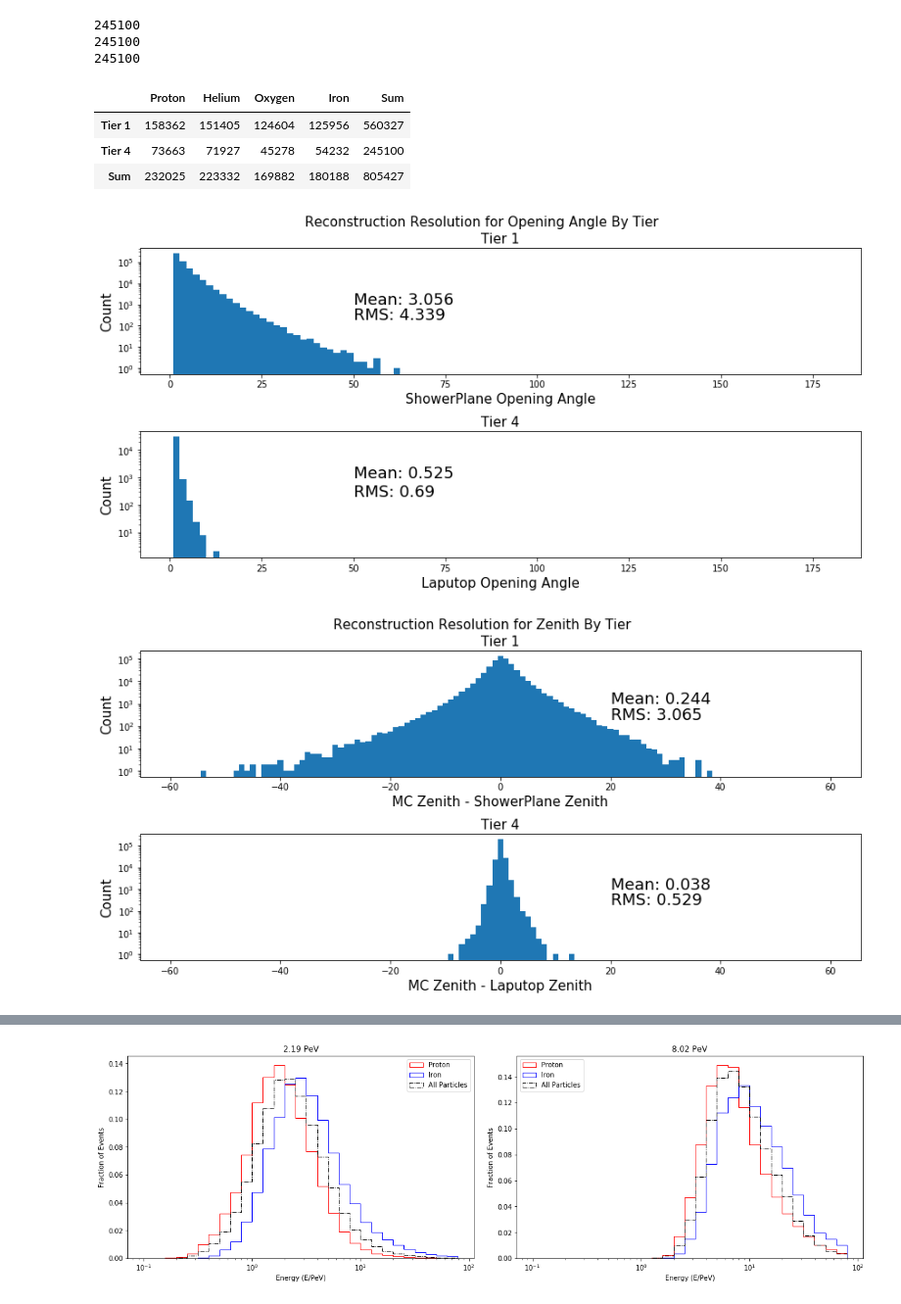
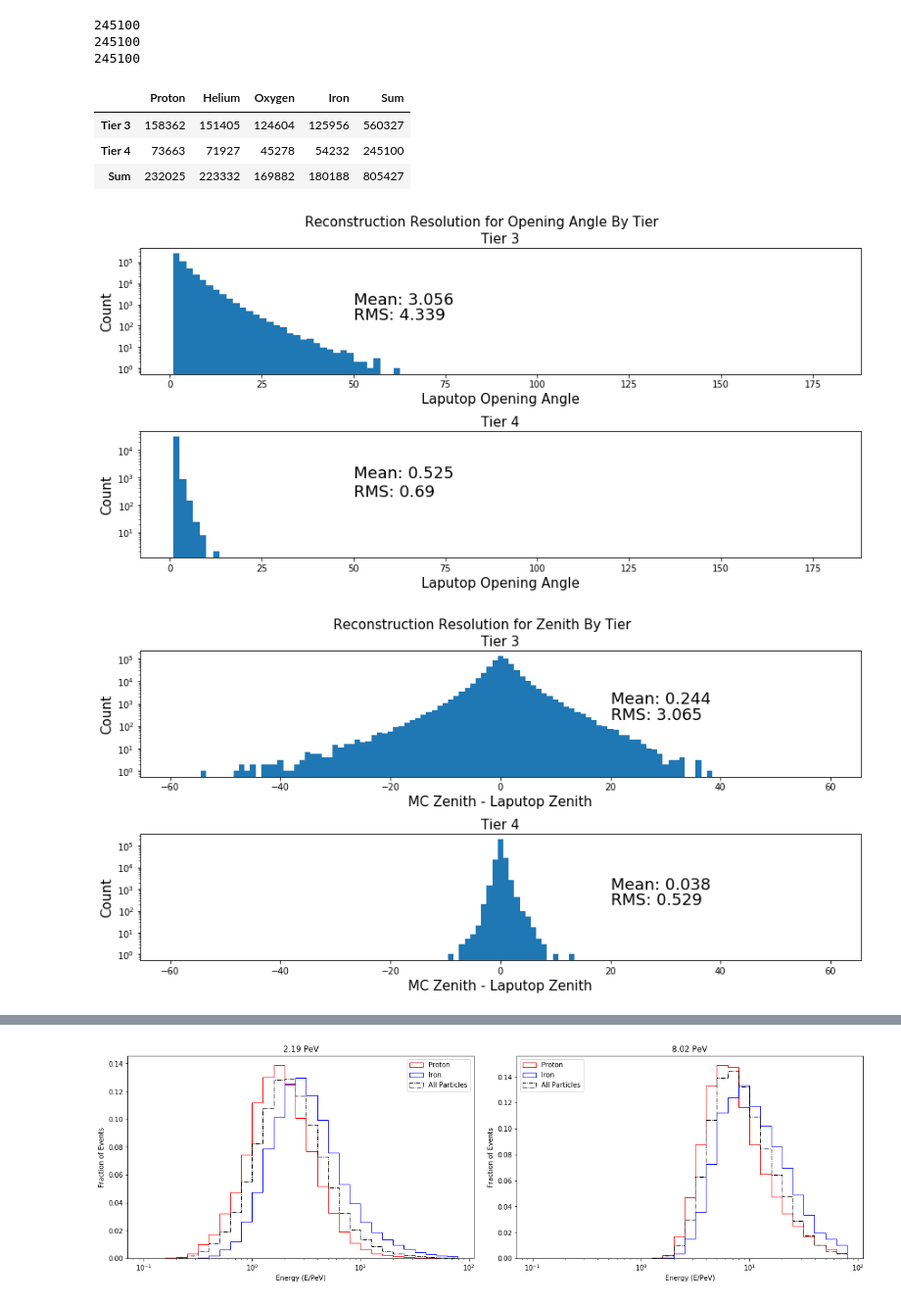
Before and after one commit to RajwolChapagain/Cosmic-Ray-Anisotropy-Analysis, a Jupyter notebook: 03_sim_study/002_loading_graphs.ipynb, the cells around one changed output, grey strips where cells are left out. Shown at 98% size. Saved outputs shown, nothing was run; the diff lists cells and outputs as text; code cells hidden in the pictures.

```diff
--- a/03_sim_study/002_loading_graphs.ipynb
+++ b/03_sim_study/002_loading_graphs.ipynb
@@ -10,7 +10,7 @@ from ang_res_funcs import *
 # %%
 # Set which directory we're pulling from
 
-DIRECT = 'arrays_2018'
+DIRECT = '/data/ana/CosmicRay/Anisotropy/IceTop/twelve_year/03_sim_study/IT81-2018'
 
 # We will load all the .npy arrays below. Refer to the naming conventions to
 # understand the np array names. ShowerPlane is used for Tier 1 and Laputop for
@@ -286,25 +296,25 @@ sp_w_fe_t4 = np.load(DIRECT +'/Iron-T4-ShowerPlane-Weights.npy')
 # Monte Carlo - All four particles
 
 # Zenith
-mc_zen_t1 = np.concatenate((mc_zen_p_t1, mc_zen_he_t1, mc_zen_o_t1, mc_zen_fe_t1), axis=None)
+mc_zen_t3 = np.concatenate((mc_zen_p_t3, mc_zen_he_t3, mc_zen_o_t3, mc_zen_fe_t3), axis=None)
 # mc_zen_t2 = np.concatenate((mc_zen_p_t2, mc_zen_he_t2, mc_zen_o_t2, mc_zen_fe_t2), axis=None)
 # mc_zen_t3 = np.concatenate((mc_zen_p_t3, mc_zen_he_t3, mc_zen_o_t3, mc_zen_fe_t3), axis=None)
 mc_zen_t4 = np.concatenate((mc_zen_p_t4, mc_zen_he_t4, mc_zen_o_t4, mc_zen_fe_t4), axis=None)
 
 # Azimuth
-mc_az_t1 = np.concatenate((mc_az_p_t1, mc_az_he_t1, mc_az_o_t1, mc_az_fe_t1), axis=None)
+mc_az_t3 = np.concatenate((mc_az_p_t3, mc_az_he_t3, mc_az_o_t3, mc_az_fe_t3), axis=None)
 # mc_az_t2 = np.concatenate((mc_az_p_t2, mc_az_he_t2, mc_az_o_t2, mc_az_fe_t2), axis=None)
 # mc_az_t3 = np.concatenate((mc_az_p_t3, mc_az_he_t3, mc_az_o_t3, mc_az_fe_t3), axis=None)
 mc_az_t4 = np.concatenate((mc_az_p_t4, mc_az_he_t4, mc_az_o_t4, mc_az_fe_t4), axis=None)
 
 # Energy
-mc_en_t1 = np.concatenate((mc_en_p_t1, mc_en_he_t1, mc_en_o_t1, mc_en_fe_t1), axis=None)
+mc_en_t3 = np.concatenate((mc_en_p_t3, mc_en_he_t3, mc_en_o_t3, mc_en_fe_t3), axis=None)
 # mc_en_t2 = np.concatenate((mc_en_p_t2, mc_en_he_t2, mc_en_o_t2, mc_en_fe_t2), axis=None)
 # mc_en_t3 = np.concatenate((mc_en_p_t3, mc_en_he_t3, mc_en_o_t3, mc_en_fe_t3), axis=None)
 mc_en_t4 = np.concatenate((mc_en_p_t4, mc_en_he_t4, mc_en_o_t4, mc_en_fe_t4), axis=None)
 
 # Weights
-mc_w_t1 = np.concatenate((mc_w_p_t1, mc_w_he_t1, mc_w_o_t1, mc_w_fe_t1), axis=None)
+mc_w_t3 = np.concatenate((mc_w_p_t3, mc_w_he_t3, mc_w_o_t3, mc_w_fe_t3), axis=None)
 # mc_w_t2 = np.concatenate((mc_w_p_t2, mc_w_he_t2, mc_w_o_t2, mc_w_fe_t2), axis=None)
 # mc_w_t3 = np.concatenate((mc_w_p_t3, mc_w_he_t3, mc_w_o_t3, mc_w_fe_t3), axis=None)
 mc_w_t4 = np.concatenate((mc_w_p_t4, mc_w_he_t4, mc_w_o_t4, mc_w_fe_t4), axis=None)
@@ -314,38 +324,38 @@ mc_w_t4 = np.concatenate((mc_w_p_t4, mc_w_he_t4, mc_w_o_t4, mc_w_fe_t4), axis=No
 # Laputop
 
 # Zenith
-#lap_zen_t1 = np.concatenate((lap_zen_p_t1, lap_zen_he_t1, lap_zen_o_t1, lap_zen_fe_t1), axis=None)
+# lap_zen_t1 = np.concatenate((lap_zen_p_t1, lap_zen_he_t1, lap_zen_o_t1, lap_zen_fe_t1), axis=None)
 # lap_zen_t2 = np.concatenate((lap_zen_p_t2, lap_zen_he_t2, lap_zen_o_t2, lap_zen_fe_t2), axis=None)
-# lap_zen_t3 = np.concatenate((lap_zen_p_t3, lap_zen_he_t3, lap_zen_o_t3, lap_zen_fe_t3), axis=None)
+lap_zen_t3 = np.concatenate((lap_zen_p_t3, lap_zen_he_t3, lap_zen_o_t3, lap_zen_fe_t3), axis=None)
 lap_zen_t4 = np.concatenate((lap_zen_p_t4, lap_zen_he_t4, lap_zen_o_t4, lap_zen_fe_t4), axis=None)
 
 # Azimuth
 # lap_az_t2 = np.concatenate((lap_az_p_t2, lap_az_he_t2, lap_az_o_t2, lap_az_fe_t2), axis=None)
-# lap_az_t3 = np.concatenate((lap_az_p_t3, lap_az_he_t3, lap_az_o_t3, lap_az_fe_t3), axis=None)
+lap_az_t3 = np.concatenate((lap_az_p_t3, lap_az_he_t3, lap_az_o_t3, lap_az_fe_t3), axis=None)
 lap_az_t4 = np.concatenate((lap_az_p_t4, lap_az_he_t4, lap_az_o_t4, lap_az_fe_t4), axis=None)
 
 # Shower Plane - used for tier 1 only
-sp_zen_t1 = np.concatenate((sp_zen_p_t1, sp_zen_he_t1, sp_zen_o_t1, sp_zen_fe_t1), axis=None)
-sp_az_t1 = np.concatenate((sp_az_p_t1, sp_az_he_t1, sp_az_o_t1, sp_az_fe_t1), axis=None)
+# sp_zen_t1 = np.concatenate((sp_zen_p_t1, sp_zen_he_t1, sp_zen_o_t1, sp_zen_fe_t1), axis=None)
+# sp_az_t1 = np.concatenate((sp_az_p_t1, sp_az_he_t1, sp_az_o_t1, sp_az_fe_t1), axis=None)
 
 # sp_zen_t2 = np.concatenate((sp_zen_p_t2, sp_zen_he_t2, sp_zen_o_t2, sp_zen_fe_t2), axis=None)
-# sp_zen_t3 = np.concatenate((sp_zen_p_t3, sp_zen_he_t3, sp_zen_o_t3, sp_zen_fe_t3), axis=None)
+sp_zen_t3 = np.concatenate((sp_zen_p_t3, sp_zen_he_t3, sp_zen_o_t3, sp_zen_fe_t3), axis=None)
 sp_zen_t4 = np.concatenate((sp_zen_p_t4, sp_zen_he_t4, sp_zen_o_t4, sp_zen_fe_t4), axis=None)
 
 # sp_az_t2 = np.concatenate((sp_az_p_t2, sp_az_he_t2, sp_az_o_t2, sp_az_fe_t2), axis=None)
-# sp_az_t3 = np.concatenate((sp_az_p_t3, sp_az_he_t3, sp_az_o_t3, sp_az_fe_t3), axis=None)
+sp_az_t3 = np.concatenate((sp_az_p_t3, sp_az_he_t3, sp_az_o_t3, sp_az_fe_t3), axis=None)
 sp_az_t4 = np.concatenate((sp_az_p_t4, sp_az_he_t4, sp_az_o_t4, sp_az_fe_t4), axis=None)
 
 # Weights
 # lap_w_t2 = np.concatenate((lap_w_p_t2, lap_w_he_t2, lap_w_o_t2, lap_w_fe_t2), axis=None)
-# lap_w_t3 = np.concatenate((lap_w_p_t3, lap_w_he_t3, lap_w_o_t3, lap_w_fe_t3), axis=None)
+lap_w_t3 = np.concatenate((lap_w_p_t3, lap_w_he_t3, lap_w_o_t3, lap_w_fe_t3), axis=None)
 lap_w_t4 = np.concatenate((lap_w_p_t4, lap_w_he_t4, lap_w_o_t4, lap_w_fe_t4), axis=None)
 
-sp_w_t1 = np.concatenate((sp_w_p_t1, sp_w_he_t1, sp_w_o_t1, sp_w_fe_t1), axis=None)
+# sp_w_t1 = np.concatenate((sp_w_p_t1, sp_w_he_t1, sp_w_o_t1, sp_w_fe_t1), axis=None)
 
 
 #Stations
-ns_t1 = np.concatenate((ns_p_t1, ns_he_t1, ns_o_t1, ns_fe_t1), axis=None)
+# ns_t3 = np.concatenate((ns_p_t3, ns_he_t3, ns_o_t3, ns_fe_t3), axis=None)
 # %%
 # Tiers 2, 3 and 4 combined for Monte Carlo and Laputop, Proton and Iron
 
@@ -400,7 +410,7 @@ print(len(sp_zen_t4))
 # Event Count Table
 
 #tiers = ["Tier 1", "Tier 2", "Tier 3", "Tier 4", "Sum"]
-tiers = ["Tier 1", "Tier 4", "Sum"]
+tiers = ["Tier 3", "Tier 4", "Sum"]
 
 particles = ["Proton", "Helium", "Oxygen", "Iron", "Sum"]
 # counts = [[len(mc_zen_p_t1), len(mc_zen_he_t1), len(mc_zen_o_t1),
@@ -411,8 +421,8 @@ particles = ["Proton", "Helium", "Oxygen", "Iron", "Sum"]
 #            len(mc_zen_fe_t3), len(mc_zen_t3)],
 #           [len(mc_zen_p_t4), len(mc_zen_he_t4), len(mc_zen_o_t4),
 #            len(mc_zen_fe_t4), len(mc_zen_t4)]]
-counts = [[len(mc_zen_p_t1), len(mc_zen_he_t1), len(mc_zen_o_t1),
-           len(mc_zen_fe_t1), len(mc_zen_t1)],
+counts = [[len(mc_zen_p_t3), len(mc_zen_he_t3), len(mc_zen_o_t3),
+           len(mc_zen_fe_t3), len(mc_zen_t3)],
           [len(mc_zen_p_t4), len(mc_zen_he_t4), len(mc_zen_o_t4),
            len(mc_zen_fe_t4), len(mc_zen_t4)]]
 
@@ -437,36 +447,36 @@ df = pd.DataFrame.from_dict(dic, orient='index', columns = particles)
 display(df)
 # %% [output]
 |  | Proton | Helium | Oxygen | Iron | Sum |
-| Tier 1 | 158362 | 151405 | 124604 | 125956 | 560327 |
+| Tier 3 | 158362 | 151405 | 124604 | 125956 | 560327 |
 | Tier 4 | 73663 | 71927 | 45278 | 54232 | 245100 |
 | Sum | 232025 | 223332 | 169882 | 180188 | 805427 |
 # %%
 # Titles of figures
-reco_name = ['ShowerPlane', 'Laputop', 'Laputop', 'Laputop']
+reco_name = ['Laputop', 'Laputop']
 # tiers = ['Tier 1', 'Tier 2', 'Tier 3', 'Tier 4']
-tiers = ['Tier 1', 'Tier 4']
+tiers = ['Tier 3', 'Tier 4']
 
 # Concatenate arrays
 # mc_zen = [mc_zen_t1, mc_zen_t2, mc_zen_t3, mc_zen_t4]
 # reco_zen = [sp_zen_t1, lap_zen_t2, lap_zen_t3, lap_zen_t4]
 
-mc_zen = [mc_zen_t1, mc_zen_t4]
-reco_zen = [sp_zen_t1, lap_zen_t4]
+mc_zen = [mc_zen_t3, mc_zen_t4]
+reco_zen = [sp_zen_t3, lap_zen_t4]
 
 # mc_az = [mc_az_t1, mc_az_t2, mc_az_t3, mc_az_t4]
 # reco_az = [sp_az_t1, lap_az_t2, lap_az_t3, lap_az_t4]
 
-mc_az = [mc_az_t1, mc_az_t4]
-reco_az = [sp_az_t1, lap_az_t4]
+mc_az = [mc_az_t3, mc_az_t4]
+reco_az = [sp_az_t3, lap_az_t4]
 
 # fig = plt.figure(figsize=(12, 6 * 2), constrained_layout=True)
 # ax_array = fig.subplots(2, 2, squeeze=False)
 # print(ax_array[1][2])
 
 # Call functions to plot
 reco_open_ang_res_bytier(mc_zen, reco_zen, mc_az, reco_az, reco_name, tiers)
 reco_zen_res_bytier(mc_zen, reco_zen, reco_name, tiers)
 reco_az_res_bytier(mc_az, reco_az, reco_name, tiers)
 # %% [output]
-[figure, old version]
+[figure, new version]
-[figure, old version]
+[figure, new version]
```
Also changed, not shown: parts of 9 cells of this notebook.
